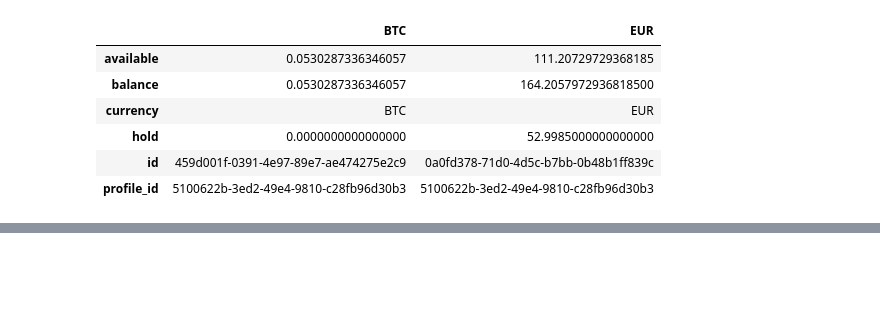
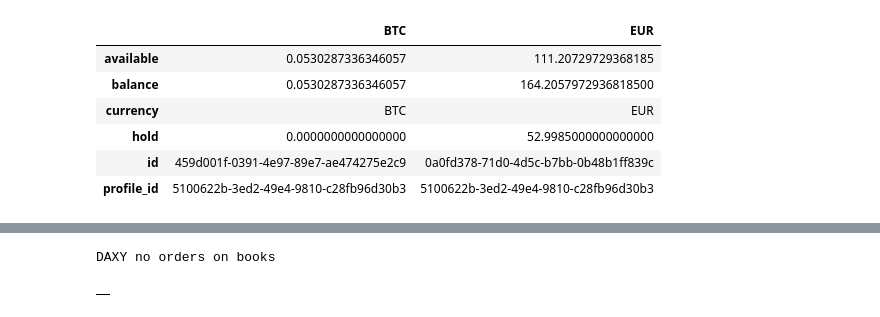
Before and after one commit to jclasul/secret, a Jupyter notebook: dax/src/Untitled.ipynb, the cells around one changed output, grey strips where cells are left out. Cells and saved outputs as stored; diff of their text form; code cells hidden in the pictures; blank space fills up the shorter version.

```diff
--- a/dax/src/Untitled.ipynb
+++ b/dax/src/Untitled.ipynb
@@ -282,2 +320,6 @@ Timestamp('2018-08-17 16:52:20.662225')
 # %%
-dfs = client.cm_.df_openorders
+client.cm_.getorders()
+client.cm_.df_openorders
+# %% [output]
+DAXY no orders on books
+|  |
```
Also changed, not shown: parts of 26 cells of this notebook, 3 other files.
